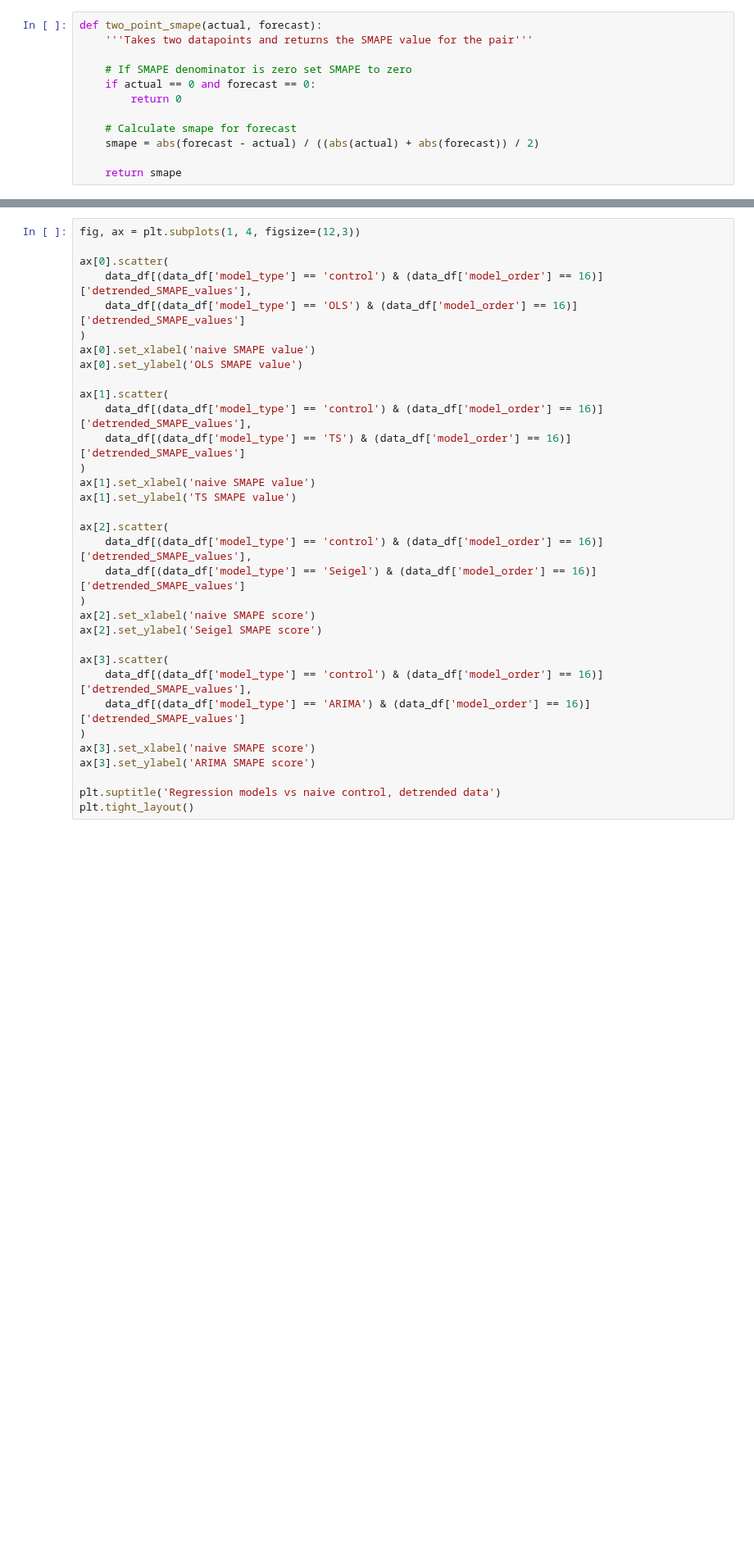
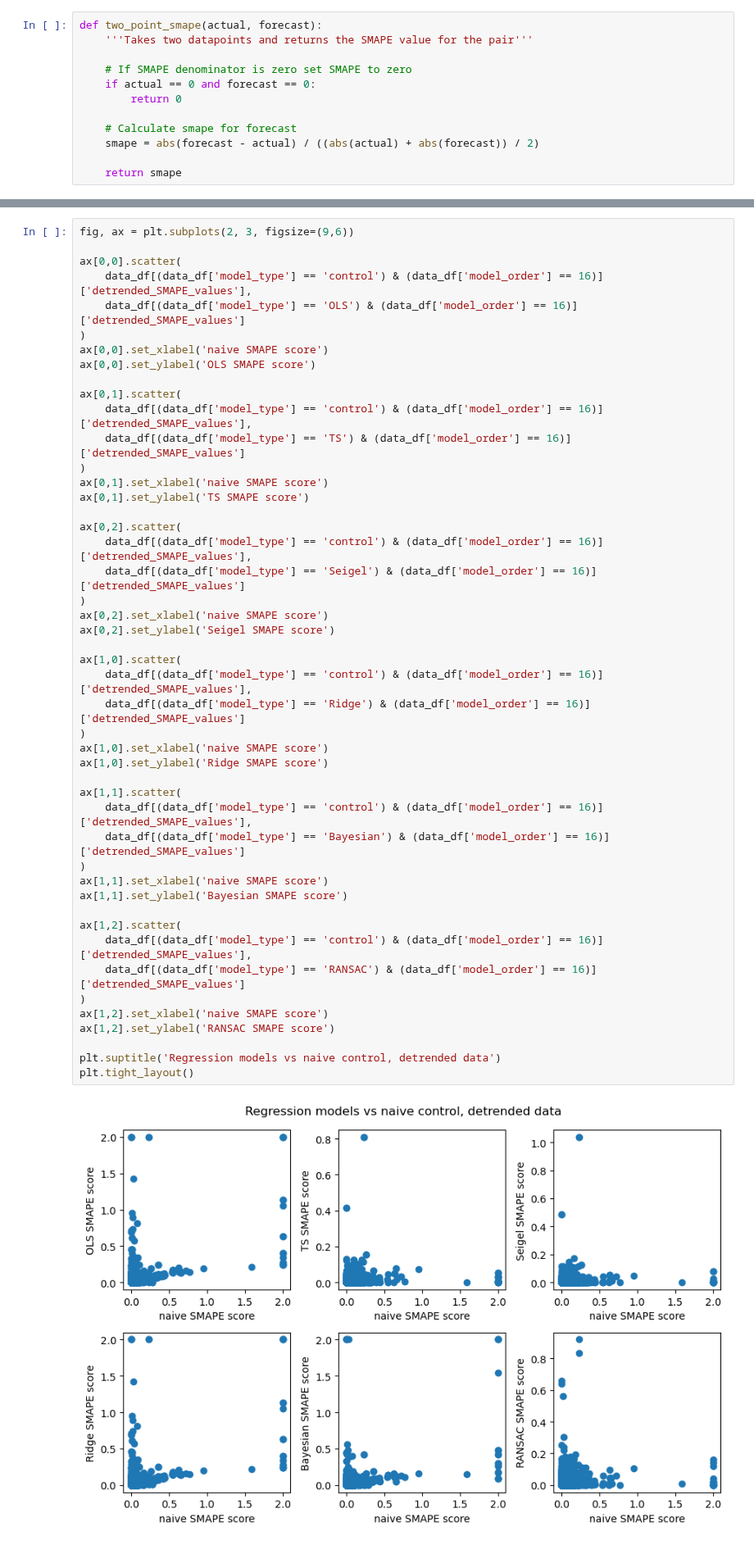
Before and after one commit to gperdrizet/kaggle_microbusiness, a Jupyter notebook: notebooks/11-bootstrapped_OLS_model_benchmark.ipynb, the cells around one changed output, grey strips where cells are left out. Shown at 82% size. Cells and saved outputs as stored; diff of their text form; blank space fills up the shorter version.

```diff
--- a/notebooks/11-bootstrapped_OLS_model_benchmark.ipynb
+++ b/notebooks/11-bootstrapped_OLS_model_benchmark.ipynb
@@ -589,36 +617,52 @@ plt.tight_layout()
 # %%
-fig, ax = plt.subplots(1, 4, figsize=(12,3))
+fig, ax = plt.subplots(2, 3, figsize=(9,6))
 
-ax[0].scatter(
+ax[0,0].scatter(
     data_df[(data_df['model_type'] == 'control') & (data_df['model_order'] == 16)]['detrended_SMAPE_values'],
     data_df[(data_df['model_type'] == 'OLS') & (data_df['model_order'] == 16)]['detrended_SMAPE_values']
 )
-ax[0].set_xlabel('naive SMAPE value')
-ax[0].set_ylabel('OLS SMAPE value')
+ax[0,0].set_xlabel('naive SMAPE score')
+ax[0,0].set_ylabel('OLS SMAPE score')
 
-ax[1].scatter(
+ax[0,1].scatter(
     data_df[(data_df['model_type'] == 'control') & (data_df['model_order'] == 16)]['detrended_SMAPE_values'],
     data_df[(data_df['model_type'] == 'TS') & (data_df['model_order'] == 16)]['detrended_SMAPE_values']
 )
-ax[1].set_xlabel('naive SMAPE value')
-ax[1].set_ylabel('TS SMAPE value')
+ax[0,1].set_xlabel('naive SMAPE score')
+ax[0,1].set_ylabel('TS SMAPE score')
 
-ax[2].scatter(
+ax[0,2].scatter(
     data_df[(data_df['model_type'] == 'control') & (data_df['model_order'] == 16)]['detrended_SMAPE_values'],
     data_df[(data_df['model_type'] == 'Seigel') & (data_df['model_order'] == 16)]['detrended_SMAPE_values']
 )
-ax[2].set_xlabel('naive SMAPE score')
-ax[2].set_ylabel('Seigel SMAPE score')
+ax[0,2].set_xlabel('naive SMAPE score')
+ax[0,2].set_ylabel('Seigel SMAPE score')
 
-ax[3].scatter(
+ax[1,0].scatter(
     data_df[(data_df['model_type'] == 'control') & (data_df['model_order'] == 16)]['detrended_SMAPE_values'],
-    data_df[(data_df['model_type'] == 'ARIMA') & (data_df['model_order'] == 16)]['detrended_SMAPE_values']
+    data_df[(data_df['model_type'] == 'Ridge') & (data_df['model_order'] == 16)]['detrended_SMAPE_values']
 )
-ax[3].set_xlabel('naive SMAPE score')
-ax[3].set_ylabel('ARIMA SMAPE score')
+ax[1,0].set_xlabel('naive SMAPE score')
+ax[1,0].set_ylabel('Ridge SMAPE score')
+
+ax[1,1].scatter(
+    data_df[(data_df['model_type'] == 'control') & (data_df['model_order'] == 16)]['detrended_SMAPE_values'],
+    data_df[(data_df['model_type'] == 'Bayesian') & (data_df['model_order'] == 16)]['detrended_SMAPE_values']
+)
+ax[1,1].set_xlabel('naive SMAPE score')
+ax[1,1].set_ylabel('Bayesian SMAPE score')
+
+ax[1,2].scatter(
+    data_df[(data_df['model_type'] == 'control') & (data_df['model_order'] == 16)]['detrended_SMAPE_values'],
+    data_df[(data_df['model_type'] == 'RANSAC') & (data_df['model_order'] == 16)]['detrended_SMAPE_values']
+)
+ax[1,2].set_xlabel('naive SMAPE score')
+ax[1,2].set_ylabel('RANSAC SMAPE score')
 
 plt.suptitle('Regression models vs naive control, detrended data')
 plt.tight_layout()
+# %% [output]
+[figure, added]
 # %% [markdown]
 Oooo, this plot is tantalizing - look at the blob in the upper left of both plots. We clearly have cases where the naive model does terribly and the regression model does better. If we could somehow pick the right model on the fly without having to see the actual forecast value we could improve this a lot. Part of me wants to spend some time on it, part of me thinks it's time to move on to ARIMA family models and GRUs/LSTMs...
 
```
Also changed, not shown: parts of 15 cells of this notebook.
